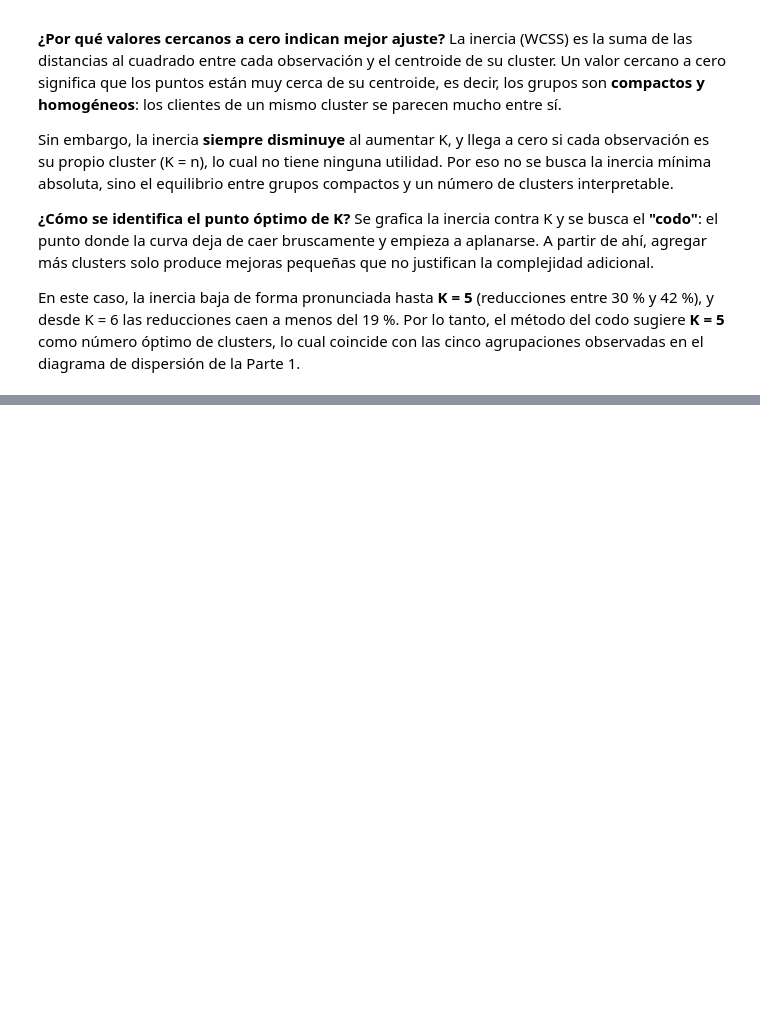
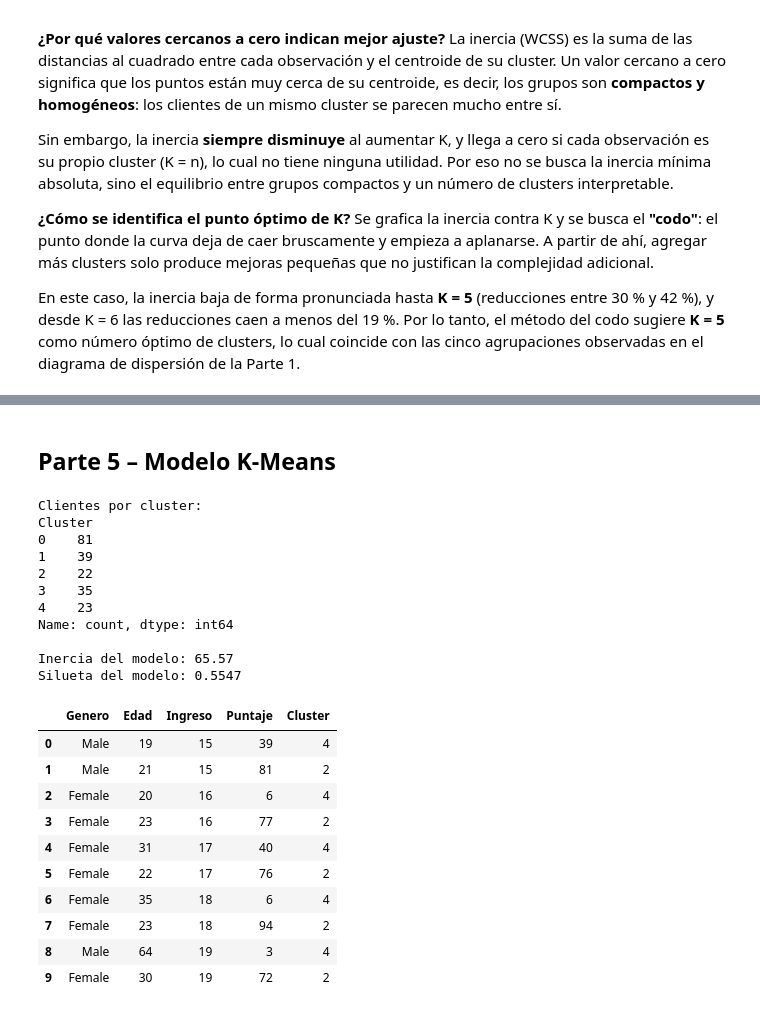
Before and after one commit to dramirezdlp99/taller-kmeans-segmentacion, a Jupyter notebook: taller_kmeans.ipynb, the cells around one changed output, grey strips where cells are left out. Cells and saved outputs as stored; diff of their text form; code cells hidden in the pictures; blank space fills up the shorter version.

```diff
--- a/taller_kmeans.ipynb
+++ b/taller_kmeans.ipynb
@@ -296,0 +350,37 @@ En este caso, la inercia baja de forma pronunciada hasta **K = 5** (reducciones
+# %% [markdown]
+## Parte 5 – Modelo K-Means
+# %%
+k_optimo = 5
+kmeans = KMeans(n_clusters=k_optimo, init="k-means++", n_init=10, random_state=42)
+etiquetas = kmeans.fit_predict(X_scaled)
+
+df_limpio["Cluster"] = etiquetas
+
+print("Clientes por cluster:")
+print(df_limpio["Cluster"].value_counts().sort_index())
+print("\nInercia del modelo:", round(kmeans.inertia_, 2))
+print("Silueta del modelo:", round(silhouette_score(X_scaled, etiquetas), 4))
+df_limpio.head(10)
+# %% [output]
+Clientes por cluster:
+Cluster
+0    81
+1    39
+2    22
+3    35
+4    23
+Name: count, dtype: int64
+
+Inercia del modelo: 65.57
+Silueta del modelo: 0.5547
+|  | Genero | Edad | Ingreso | Puntaje | Cluster |
+| 0 | Male | 19 | 15 | 39 | 4 |
+| 1 | Male | 21 | 15 | 81 | 2 |
+| 2 | Female | 20 | 16 | 6 | 4 |
+| 3 | Female | 23 | 16 | 77 | 2 |
+| 4 | Female | 31 | 17 | 40 | 4 |
+| 5 | Female | 22 | 17 | 76 | 2 |
+| 6 | Female | 35 | 18 | 6 | 4 |
+| 7 | Female | 23 | 18 | 94 | 2 |
+| 8 | Male | 64 | 19 | 3 | 4 |
+| 9 | Female | 30 | 19 | 72 | 2 |
```
Also changed, not shown: parts of 8 cells of this notebook.
